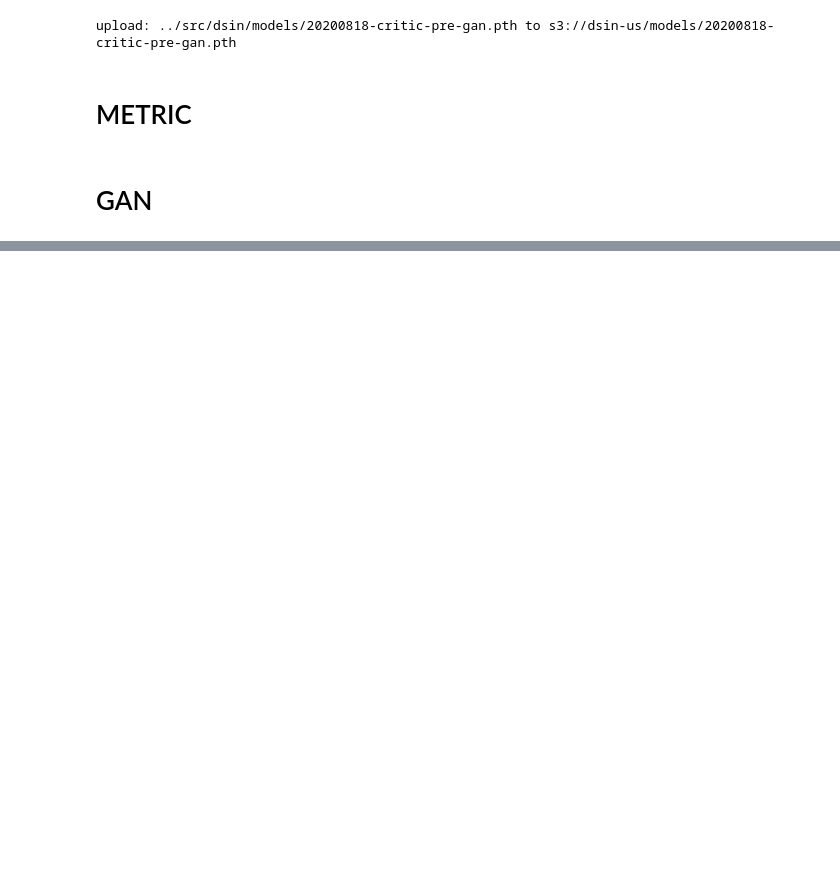
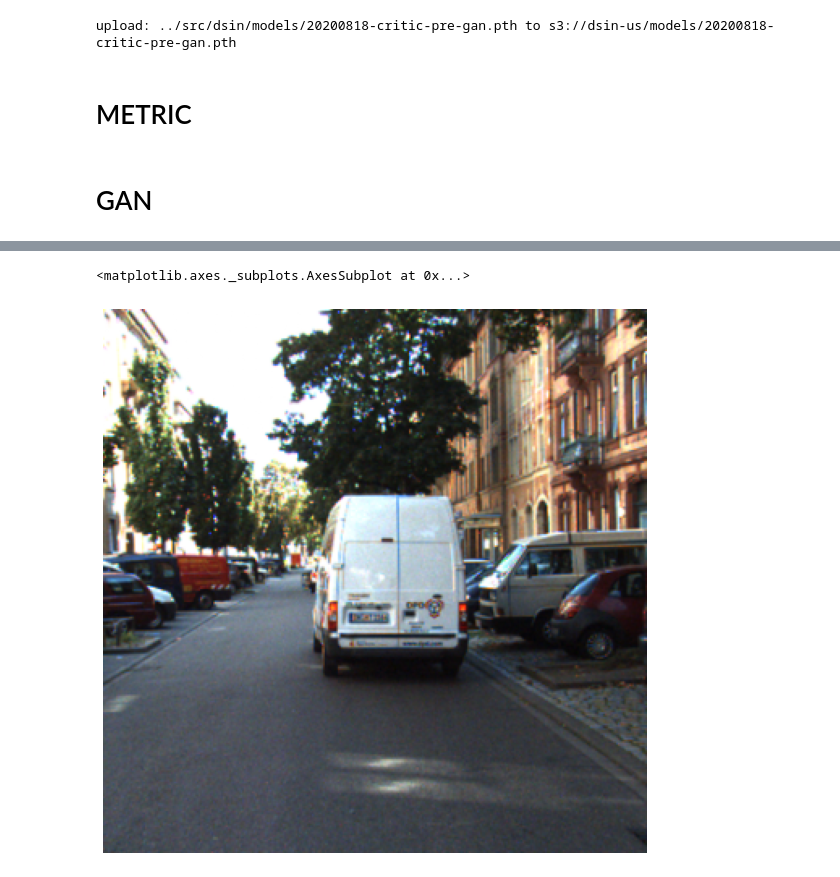
Before and after one commit to barakbeilin/tDSIN, a Jupyter notebook: tutorials/aws_trainer_17082020_train_gan_discriminator.ipynb, the cells around one changed output, grey strips where cells are left out. Saved outputs shown, nothing was run; the diff lists cells and outputs as text; code cells hidden in the pictures; blank space fills up the shorter version.

```diff
--- a/tutorials/aws_trainer_17082020_train_gan_discriminator.ipynb
+++ b/tutorials/aws_trainer_17082020_train_gan_discriminator.ipynb
@@ -218,5 +270,7 @@ learn.save('gan-1c')
 # %%
-mt = learn_gen.model.my_tuple[2].squeeze_().detach()
-mx, mn =torch.max(mt), torch.min(mt)
-diff = mx-mn
+mt = learn_gen.model.my_tuple[-3].squeeze_().detach()
+
 show_image(Image(mt),figsize=(10,10))
+# %% [output]
+<matplotlib.axes._subplots.AxesSubplot at 0x...>
+[figure, added]
```
Also changed, not shown: parts of 12 cells of this notebook, 1 other file.
